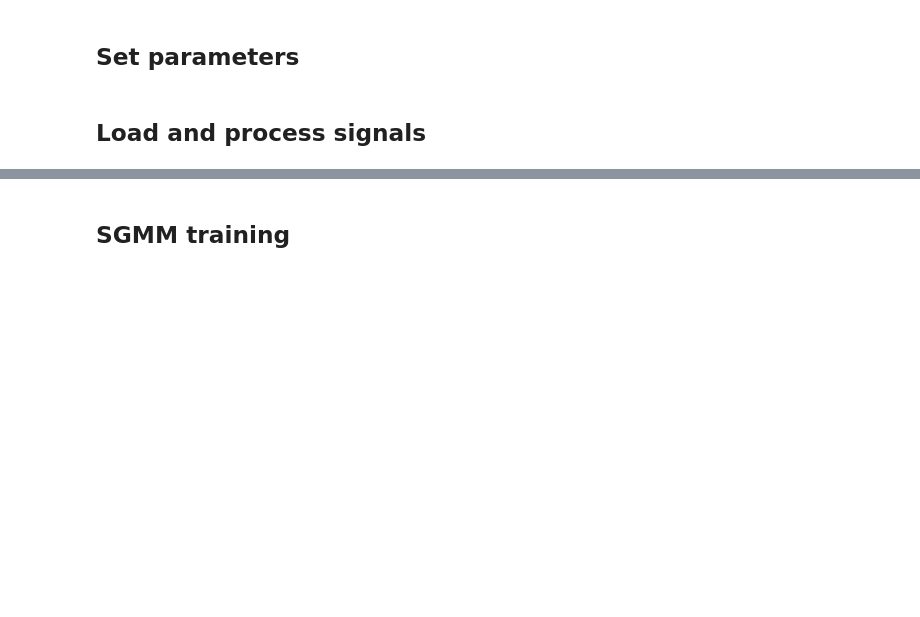
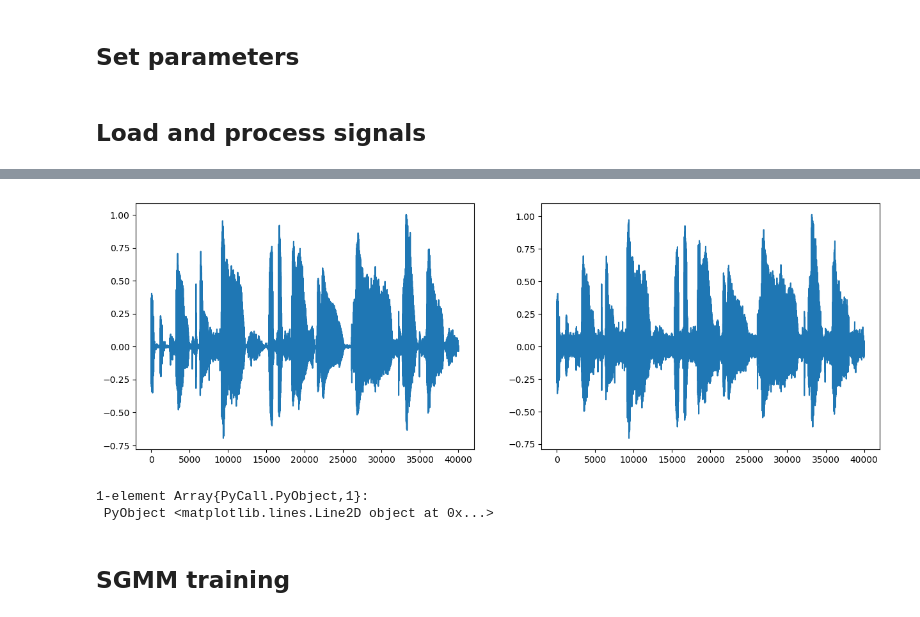
Before and after one commit to biaslab/SituatedSoundscaping, a Jupyter notebook: frequencydomain/GSMM.ipynb, the cells around one changed output, grey strips where cells are left out. Cells and saved outputs as stored; diff of their text form; code cells hidden in the pictures; blank space fills up the shorter version.

```diff
--- a/frequencydomain/GSMM.ipynb
+++ b/frequencydomain/GSMM.ipynb
@@ -67,6 +74,14 @@ audioplayers(y_speech, fs=fs_desired)
 ;
 # %% [output]
 [interactive output not drawn]
+# %%
+_, ax = plt.subplots(ncols=2, figsize=(15,5))
+ax[1].plot(y_speech)
+ax[2].plot(y_speech_n)
+# %% [output]
+[figure, added]
+1-element Array{PyCall.PyObject,1}:
+ PyObject <matplotlib.lines.Line2D object at 0x...>
 # %% [markdown]
 ## SGMM training
 # %% [markdown]
```
Also changed, not shown: parts of 17 cells of this notebook, 51 other files.
